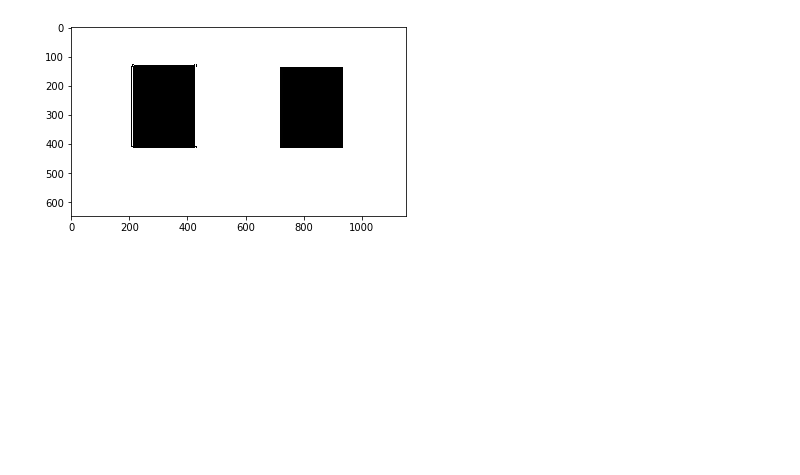
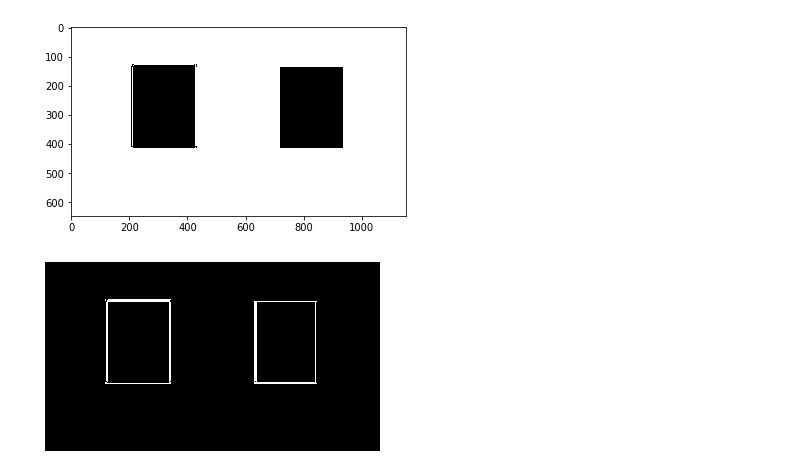
Before and after one commit to Izaird/Image-analisys, a Jupyter notebook: Practicas/practica_03/IA_03_2012010743_MDIA.ipynb, the cells around one changed output. Drawn from its saved outputs; the diff is of its cells as text; code cells hidden in the pictures; blank space fills up the shorter version.

```diff
--- a/Practicas/practica_03/IA_03_2012010743_MDIA.ipynb
+++ b/Practicas/practica_03/IA_03_2012010743_MDIA.ipynb
@@ -216,3 +230,11 @@ plt.imshow(bin_res,cmap=plt.cm.gray)
 plt.show()
 # %% [output]
 [figure]
+# %%
+mask = np.array([[-1,-1,-1],[-1,8,-1],[-1,-1,-1]])
+bin_res =   convolve2d(bin_arr1,mask)
+plt.imshow(bin_res, cmap=plt.cm.gray)
+plt.axis('off')
+plt.show()
+# %% [output]
+[figure, added]
```
Also changed, not shown: parts of 1 cell of this notebook, 5 other files.
